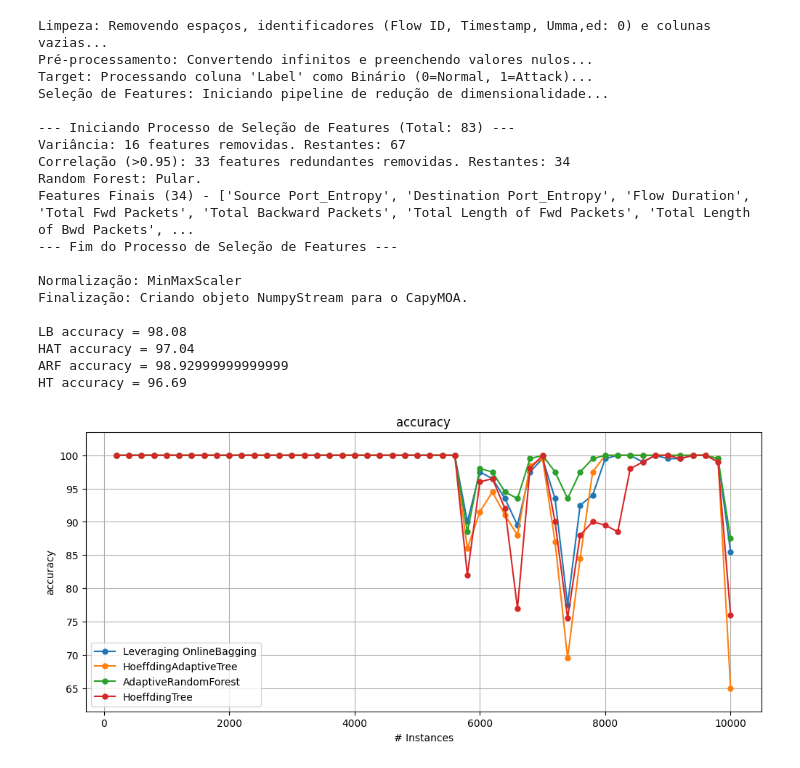
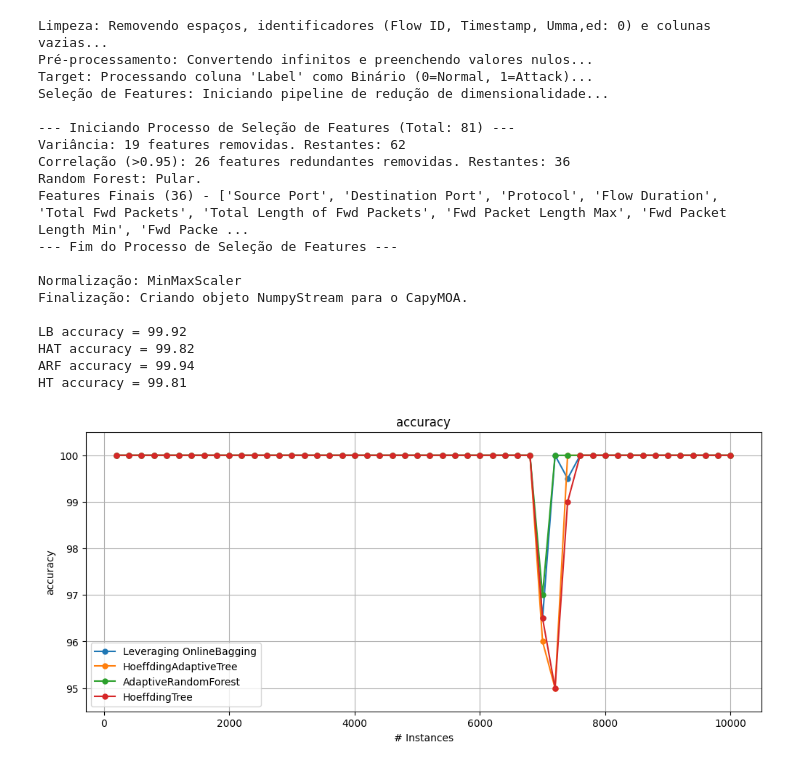
Before and after one commit to iRocktys/anomaly-detection-data-stream, a Jupyter notebook: ClassificationDevelop.ipynb, the cells around one changed output. Saved outputs shown, nothing was run; the diff lists cells and outputs as text; code cells hidden in the pictures.

```diff
--- a/ClassificationDevelop.ipynb
+++ b/ClassificationDevelop.ipynb
@@ -66,7 +66,7 @@ HoeffdingTree             | 0.9628   | 0.9245   | 0.9248   | 0.9246   | 0.8493
 from capymoa.evaluation import prequential_evaluation_multiple_learners
 from capymoa.evaluation.visualization import plot_windowed_results
 from py.ClassificationModels import get_classification_models
-from py.Streams import newStream
+from py.streams import newStream
 import pandas as pd
 
 INICIO = 0
@@ -75,7 +75,7 @@ TOTAL_AMOSTRAS = FIM - INICIO
 MAX_INSTANCES = TOTAL_AMOSTRAS
 
 df = pd.read_csv(
-    'datasets/CICDDoS2019/data/Exp_janela/SNMP_DNS_1s_0112.csv',
+    'datasets/CICDDoS2019/data/Benign_Syn_NTP.csv',
     skiprows=range(1, INICIO),
     nrows=TOTAL_AMOSTRAS
 )
@@ -99,39 +99,39 @@ modelos = get_classification_models(schema, selected_models=['LB', 'HAT', 'ARF',
 
 # Executar avaliação prequential
 results = prequential_evaluation_multiple_learners(stream, modelos, window_size=200, max_instances=len(df))
 
 # Exibir resultados
 if 'LeveragingBagging' in results:
     print(f"LB accuracy = {results['LeveragingBagging'].cumulative.accuracy()}")
 
 if 'HoeffdingAdaptiveTree' in results:
     print(f"HAT accuracy = {results['HoeffdingAdaptiveTree'].cumulative.accuracy()}")
 
 if 'AdaptiveRandomForest' in results:
     print(f"ARF accuracy = {results['AdaptiveRandomForest'].cumulative.accuracy()}")
 
 if 'HoeffdingTree' in results:
     print(f"HT accuracy = {results['HoeffdingTree'].cumulative.accuracy()}")
 
 plot_windowed_results(*results.values(), metric="accuracy", save_only=False)
 # %% [output]
 Limpeza: Removendo espaços, identificadores (Flow ID, Timestamp, Umma,ed: 0) e colunas vazias...
 Pré-processamento: Convertendo infinitos e preenchendo valores nulos...
 Target: Processando coluna 'Label' como Binário (0=Normal, 1=Attack)...
 Seleção de Features: Iniciando pipeline de redução de dimensionalidade...
 
---- Iniciando Processo de Seleção de Features (Total: 83) ---
-Variância: 16 features removidas. Restantes: 67
-Correlação (>0.95): 33 features redundantes removidas. Restantes: 34
+--- Iniciando Processo de Seleção de Features (Total: 81) ---
+Variância: 19 features removidas. Restantes: 62
+Correlação (>0.95): 26 features redundantes removidas. Restantes: 36
 Random Forest: Pular.
-Features Finais (34) - ['Source Port_Entropy', 'Destination Port_Entropy', 'Flow Duration', 'Total Fwd Packets', 'Total Backward Packets', 'Total Length of Fwd Packets', 'Total Length of Bwd Packets', ...
+Features Finais (36) - ['Source Port', 'Destination Port', 'Protocol', 'Flow Duration', 'Total Fwd Packets', 'Total Length of Fwd Packets', 'Fwd Packet Length Max', 'Fwd Packet Length Min', 'Fwd Packe ...
 --- Fim do Processo de Seleção de Features ---
 
 Normalização: MinMaxScaler
 Finalização: Criando objeto NumpyStream para o CapyMOA.
 
-LB accuracy = 98.08
-HAT accuracy = 97.04
-ARF accuracy = 98.92999999999999
-HT accuracy = 96.69
+LB accuracy = 99.92
+HAT accuracy = 99.82
+ARF accuracy = 99.94
+HT accuracy = 99.81
-[figure, old version]
+[figure, new version]
```
Also changed, not shown: parts of 1 cell of this notebook, 2 other files.
